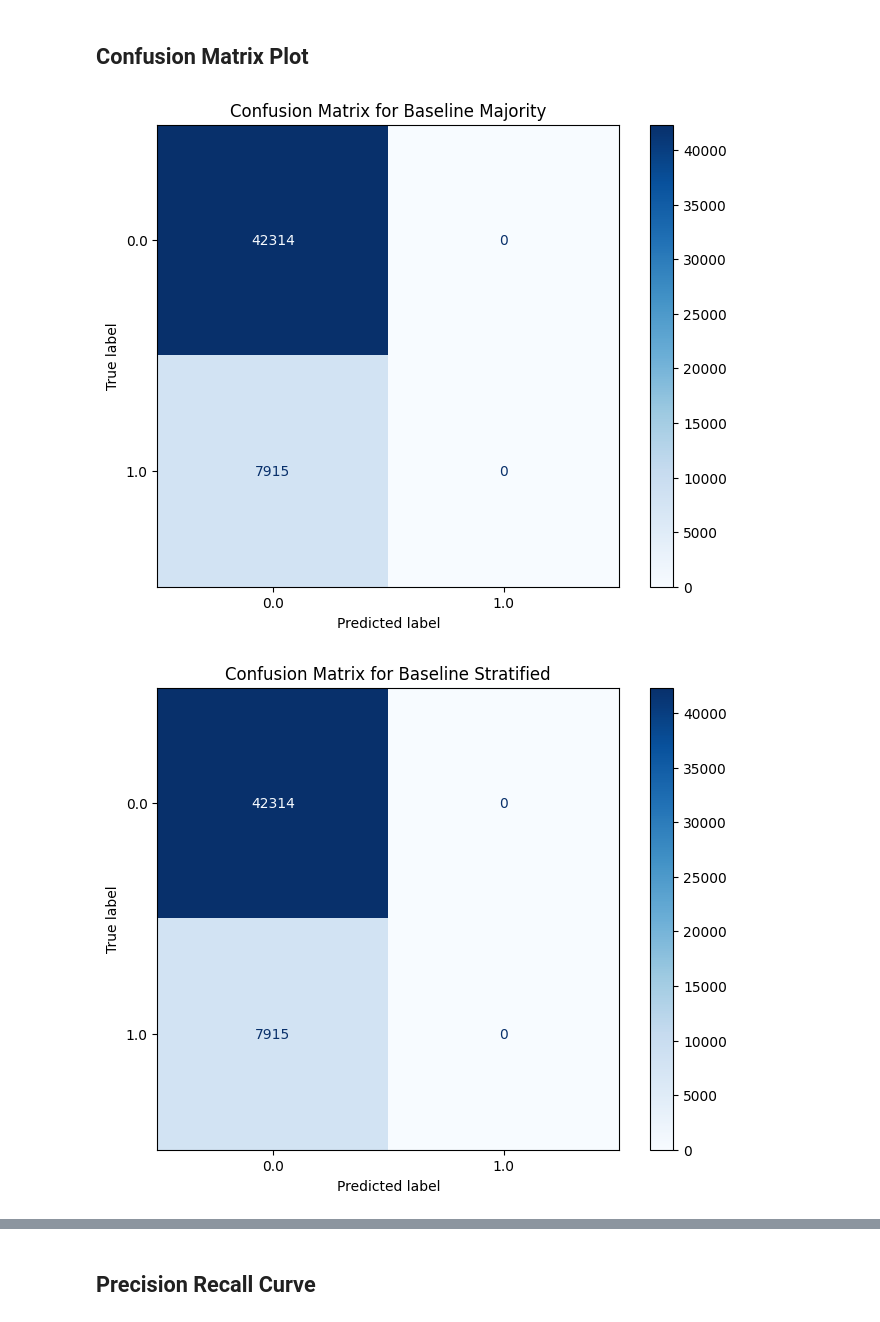
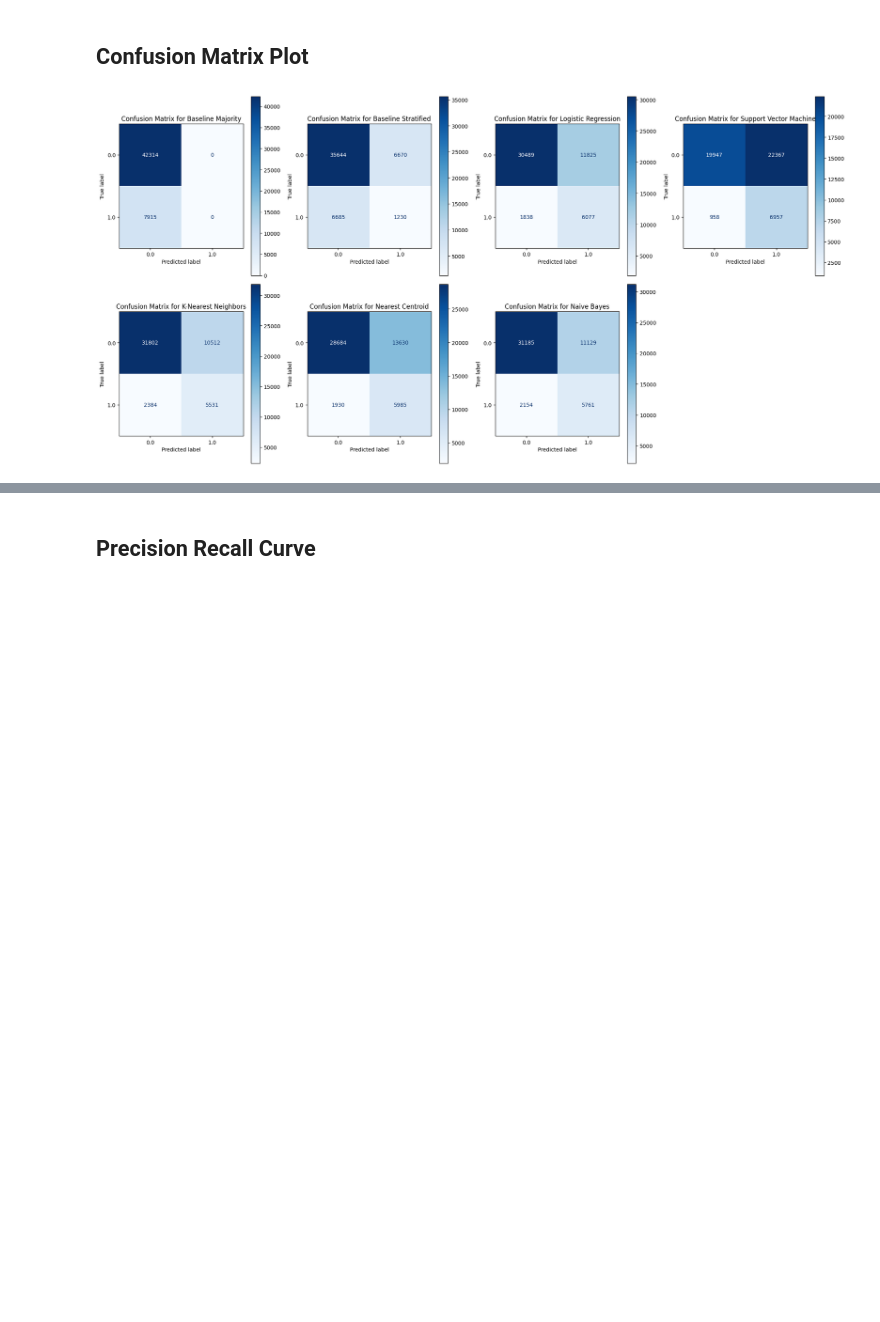
Before and after one commit to benediktpri/ie500_data_mining_project, a Jupyter notebook: notebooks/evaluation.ipynb, the cells around one changed output, grey strips where cells are left out. Drawn from its saved outputs; the diff is of its cells as text; code cells hidden in the pictures; blank space fills up the shorter version.

Commit message:
evaluation new plots and more models

```diff
--- a/notebooks/evaluation.ipynb
+++ b/notebooks/evaluation.ipynb
@@ -36,16 +34,19 @@ y_test shape: (50229,)
 # %%
 # logistic regression
 lr_model_filename = (
-    "../models/logistic_regression/lr_model_sampling_f1_20241126_104401.pkl"
+    "../models/logistic_regression/lg_model_cv_sampling_pca20241129_165533.pkl"
 )
 logistic_regression = joblib.load(lr_model_filename)
 
 # naive bayes
+naive_bayes_filename = (
+    "../models/naive_bayes/nb_model_cv_f1_20241129_111525.pkl"
+)
+naive_bayes = joblib.load(naive_bayes_filename)
 
 # support vector machine
 svm_model_filename = "../models/support_vector_machine/svm_model__with-probability_full-data__20241127_155642.pkl"
 svm = joblib.load(svm_model_filename)
-
 
 # decision tree
 
@@ -61,7 +62,7 @@ nc = joblib.load(nc_filename)
 bl_model_filename = "../models/baseline/bl_model_majority20241126_120730.pkl"
 bl_majority = joblib.load(bl_model_filename)
 
-bl_model_strat_filename = "../models/baseline/bl_model_majority20241126_120730.pkl"
+bl_model_strat_filename = "../models/baseline/bl_model_stratified20241126_122432.pkl"
 bl_stratified = joblib.load(bl_model_strat_filename)
 
 
@@ -73,5 +74,6 @@ model_dict = {
     "Support Vector Machine": svm,
     "K-Nearest Neighbors": knn,
     "Nearest Centroid": nc,
+    "Naive Bayes": naive_bayes
     # Add other models here
 }
@@ -84,7 +89,7 @@ for model_name, model in model_dict.items():
     X_test = X_test
     y_test_pred = model.predict(X_test)
 
-    report = classification_report(y_test, y_test_pred, digits=4)
+    report = classification_report(y_test, y_test_pred, digits=4, zero_division=0)
     print(f"\n=== Model: {model_name} ===\n")
     print("Classification Report:\n", report)
     accuracy = accuracy_score(y_test, y_test_pred)
@@ -132,7 +137,7 @@ metrics_list = []  # Temporary list to store rows before creating the final Data
 
 for model_name, model in model_dict.items():
     y_test_pred = model.predict(X_test)
-    report = classification_report(y_test, y_test_pred, digits=4, output_dict=True)
+    report = classification_report(y_test, y_test_pred, digits=4, output_dict=True, zero_division=0)
     accuracy = accuracy_score(y_test, y_test_pred)
     tn, fp, fn, tp = confusion_matrix(y_test, y_test_pred).ravel()
     specificity = tn / (tn + fp)  # Specificity calculation
@@ -187,21 +193,37 @@ metrics_df
 # %% [markdown]
 ## Confusion Matrix Plot
 # %%
-from sklearn.metrics import ConfusionMatrixDisplay
+from sklearn.metrics import confusion_matrix, ConfusionMatrixDisplay
 import matplotlib.pyplot as plt
 
-# Evaluate the model's performance on the test set
-for model_name, model in model_dict.items():
-    y_test = y_test
-    X_test = X_test
+# Number of models to plot
+n_models = len(model_dict)
+
+# Determine grid size (e.g., 2x2 for 4 models, 3x2 for 6 models, etc.)
+rows = int(n_models**0.5)
+cols = (n_models + rows - 1) // rows  # Ceiling division
+
+# Create subplots
+fig, axes = plt.subplots(rows, cols, figsize=(5 * cols, 5 * rows))
+
+# Flatten the axes array for easy indexing, in case it’s a multi-dimensional array
+axes = axes.flatten()
+
+for idx, (model_name, model) in enumerate(model_dict.items()):
     y_test_pred = model.predict(X_test)
-    # Plot confusion matrix
     cm = confusion_matrix(y_test, y_test_pred)
-    fig, ax = plt.subplots(figsize=(8, 6))
+
+    # Plot confusion matrix on the corresponding subplot
     disp = ConfusionMatrixDisplay(confusion_matrix=cm, display_labels=model.classes_)
-    disp.plot(ax=ax, cmap=plt.cm.Blues, values_format='d')
-    plt.title(f'Confusion Matrix for {model_name}')
-    plt.show()
+    disp.plot(ax=axes[idx], cmap=plt.cm.Blues, values_format='d')
+    axes[idx].set_title(f'Confusion Matrix for {model_name}')
+
+# Hide any unused subplots
+for ax in axes[len(model_dict):]:
+    ax.axis('off')
+
+# Adjust layout
+plt.tight_layout()
+plt.show()
 # %% [output]
-[figure, old version]
+[figure, new version]
-[figure, removed]
```
Also changed, not shown: parts of 14 cells of this notebook.
